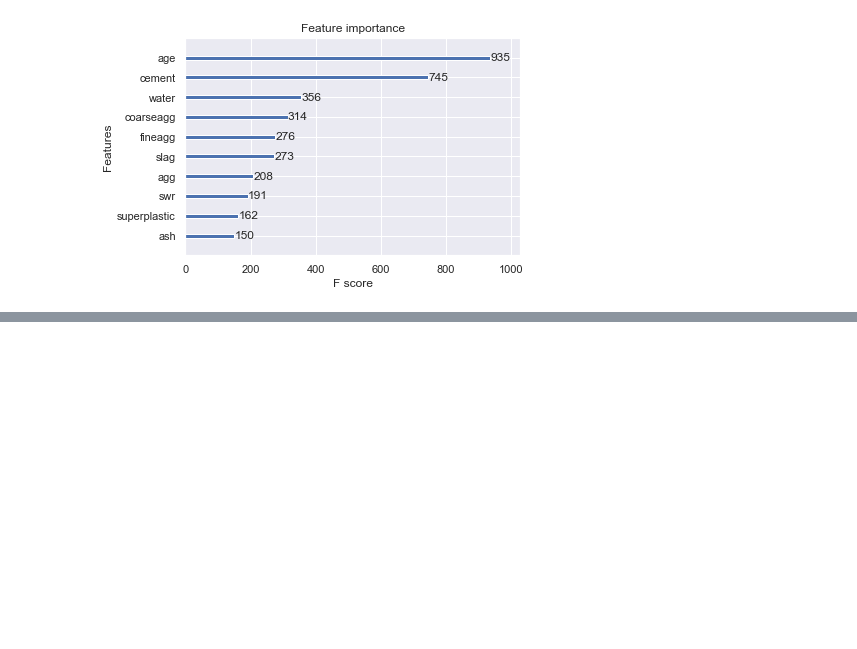
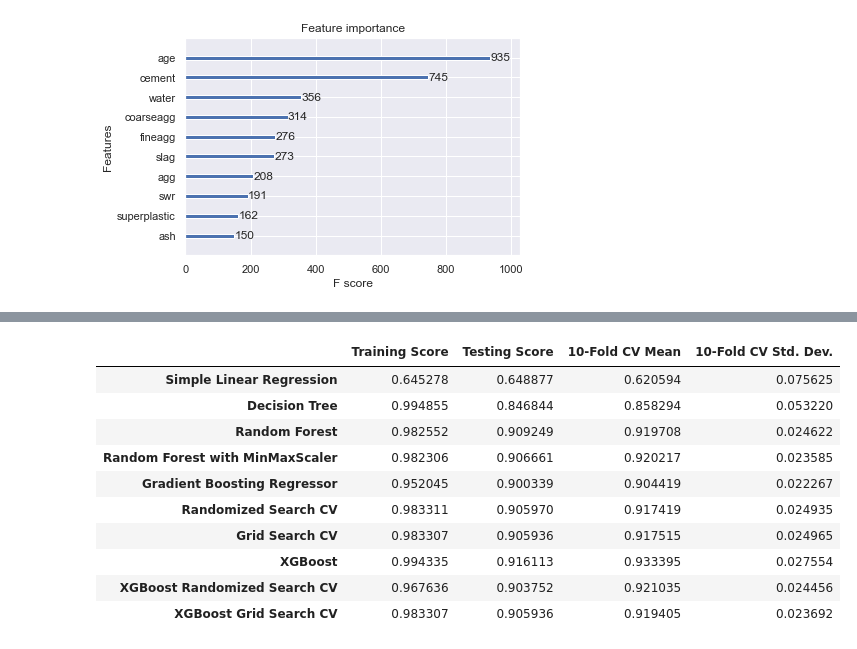
Before and after one commit to pcopley/uta-aiml, a Jupyter notebook: 04 Feature Selection, Model Selection, and Tuning/03 Project/Feature Selection Project.ipynb, the cells around one changed output, grey strips where cells are left out. Cells and saved outputs as stored; diff of their text form; code cells hidden in the pictures; blank space fills up the shorter version.

Commit message:
XGBoost RSCV and GSCV

```diff
--- a/04 Feature Selection, Model Selection, and Tuning/03 Project/Feature Selection Project.ipynb
+++ b/04 Feature Selection, Model Selection, and Tuning/03 Project/Feature Selection Project.ipynb
@@ -1001,0 +1135,17 @@ fig.set_size_inches(75,75);
+# %%
+xgb_grid_base = XGBRegressor(random_state=1)
+# %%
+grid_params = {
+    'colsample_bytree': [.86,.87,.88],
+    'gamma': [7.5,7.6,7.7],
+    'learning_rate': [.1,.15,.2,.25,.3],
+    'max_depth': [13],
+    'min_child_weight': [5.6,5.7,5.8],
+    'n_estimators': [37],
+    'reg_alpha': [23,23.5,24,24.5],
+    'subsample': [.8,.9,1]
+}
+
+xgb_gscv = GridSearchCV(estimator=xgb_grid_base, param_grid=grid_params, cv=3, n_jobs=-1, verbose=2)
+# %%
+xgb_gscv.fit(x_train, y_train.values.ravel())
@@ -1001,0 +1179,24 @@ fig.set_size_inches(75,75);
+# %%
+xgbgs_best = xgb_gscv.best_estimator_
+
+xgb_gscv_train = xgbgs_best.score(x_train, y_train.values.ravel())
+xgb_gscv_test = xgbgs_best.score(x_test, y_test.values.ravel())
+
+xgbgs_cv = cross_validate(xgbgs_best, x, y.values.ravel(), cv=10)
+# %%
+model_comparison['XGBoost Grid Search CV'] = pd.Series(data=[rf_gscv_train, rf_gscv_test, xgbgs_cv['test_score'].mean(), xgbgs_cv['test_score'].std()],
+                                                       index=labels)
+
+model_comparison.T
+# %% [output]
+|  | Training Score | Testing Score | 10-Fold CV Mean | 10-Fold CV Std. Dev. |
+| Simple Linear Regression | 0.645278 | 0.648877 | 0.620594 | 0.075625 |
+| Decision Tree | 0.994855 | 0.846844 | 0.858294 | 0.053220 |
+| Random Forest | 0.982552 | 0.909249 | 0.919708 | 0.024622 |
+| Random Forest with MinMaxScaler | 0.982306 | 0.906661 | 0.920217 | 0.023585 |
+| Gradient Boosting Regressor | 0.952045 | 0.900339 | 0.904419 | 0.022267 |
+| Randomized Search CV | 0.983311 | 0.905970 | 0.917419 | 0.024935 |
+| Grid Search CV | 0.983307 | 0.905936 | 0.917515 | 0.024965 |
+| XGBoost | 0.994335 | 0.916113 | 0.933395 | 0.027554 |
+| XGBoost Randomized Search CV | 0.967636 | 0.903752 | 0.921035 | 0.024456 |
+| XGBoost Grid Search CV | 0.983307 | 0.905936 | 0.919405 | 0.023692 |
```
Also changed, not shown: parts of 18 cells of this notebook.
